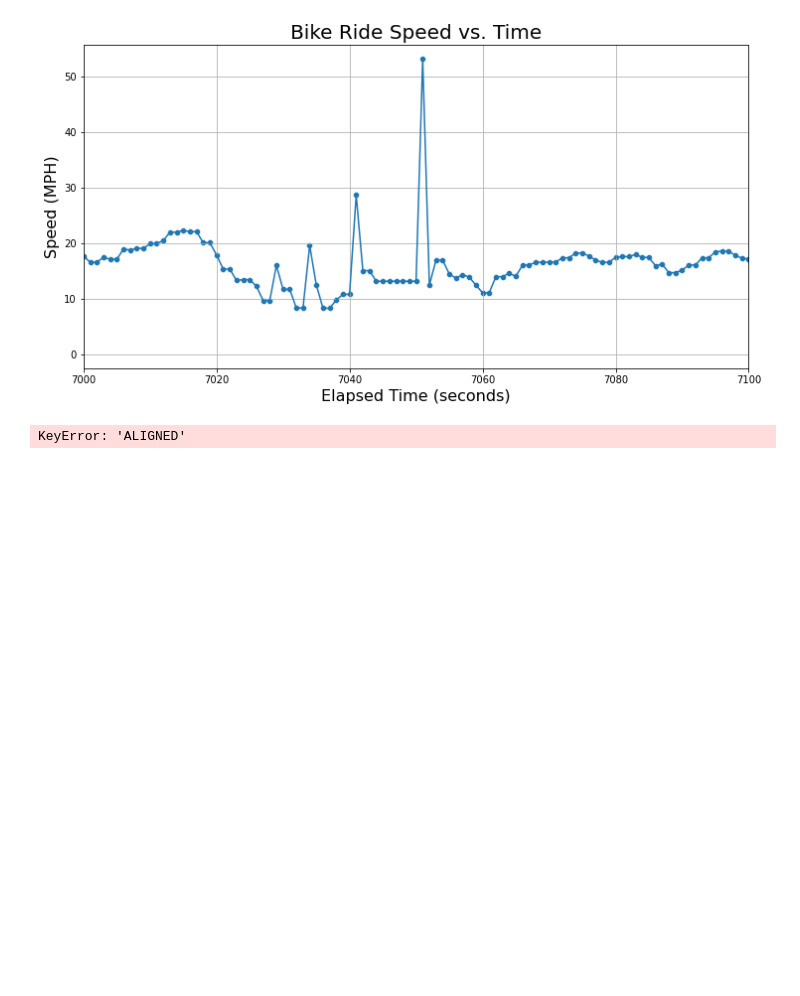
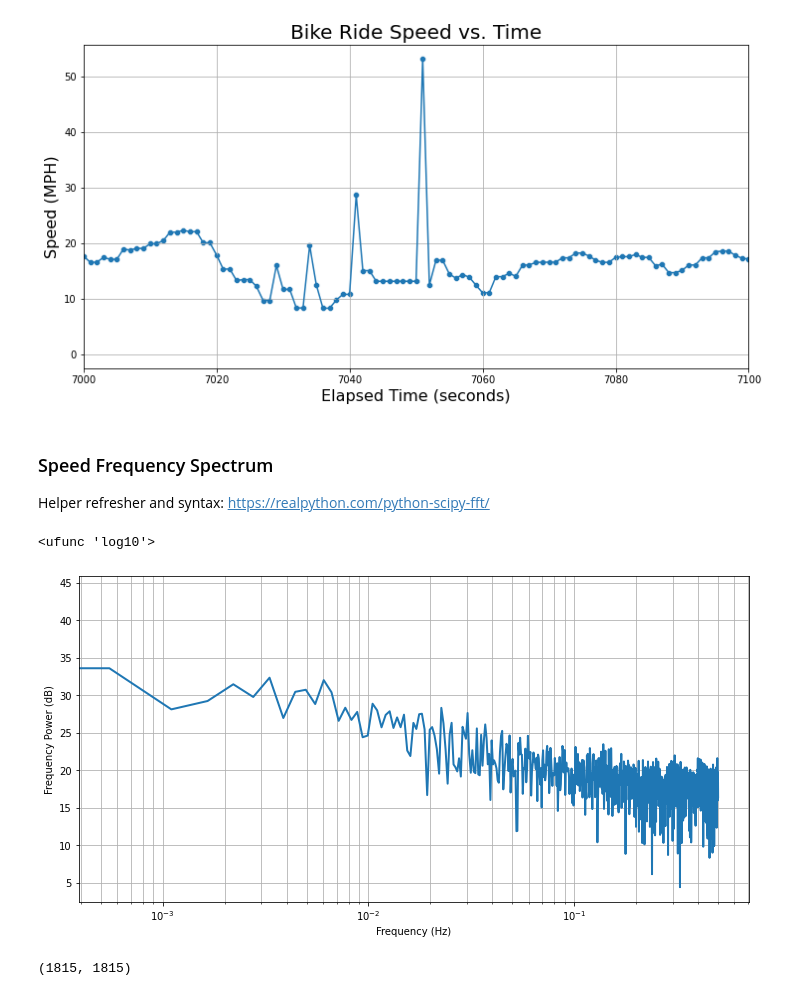
Before and after one commit to ericbauer55/strava-fitness, a Jupyter notebook: src/notebooks/4. Continuity and Outlier Handling.ipynb, the cells around one changed output. Drawn from its saved outputs; the diff is of its cells as text; code cells hidden in the pictures; blank space fills up the shorter version.

```diff
--- a/src/notebooks/4. Continuity and Outlier Handling.ipynb
+++ b/src/notebooks/4. Continuity and Outlier Handling.ipynb
@@ -71,14 +71,32 @@ _ = plt.xlim([7000, 7100])
 #_ = plt.ylim([-1,30])
 # %% [output]
 [figure]
+# %% [markdown]
+### Speed Frequency Spectrum
+Helper refresher and syntax: https://realpython.com/python-scipy-fft/
 # %%
 from scipy.fft import rfft, rfftfreq
-# %%
-SAMPLE_RATE = 1.0 # Hz
-N_SAMPLES = len(df22['speed'])
-signal = df22['speed']
-
-yf = rfft(signal)
-xf = rfftfreq(N_SAMPLES, 1 / SAMPLE_RATE)
-# %% [output]
-KeyError: 'ALIGNED'
+# %%
+np.log10
+# %% [output]
+<ufunc 'log10'>
+# %%
+from scipy.fft import rfft, rfftfreq
+
+def plot_signal_fft(df, signal_column, sample_rate=1.0):
+    signal_list = list(df[signal_column].dropna().values)
+    n_samples = len(signal_list)
+
+    yf = rfft(signal_list)
+    xf = rfftfreq(n_samples, 1 / sample_rate)
+
+    fig = plt.figure(figsize=(12,6))
+
+    _ = plt.semilogx(xf, 10 * np.log10(np.abs(yf)), linewidth=2.0)
+    _ = plt.grid(True, which="both")
+    _ = plt.ylabel('Frequency Power (dB)')
+    _ = plt.xlabel('Frequency (Hz)')
+# %%
+plot_signal_fft(df22, 'speed')
+# %% [output]
+[figure, added]
@@ -84,0 +109,4 @@ KeyError: 'ALIGNED'
+# %%
+len(speed_signal), len(filtered_speed)
+# %% [output]
+(1815, 1815)
```
Also changed, not shown: parts of 5 cells of this notebook.
